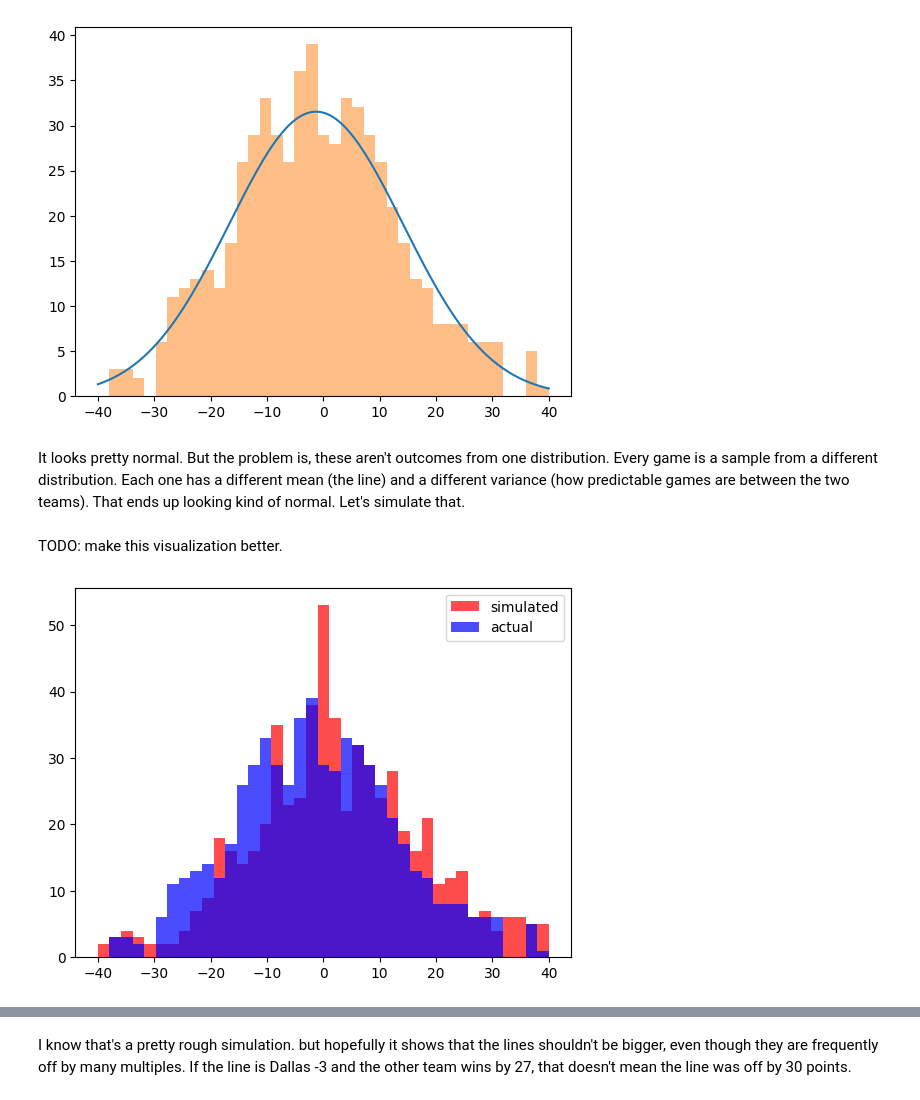
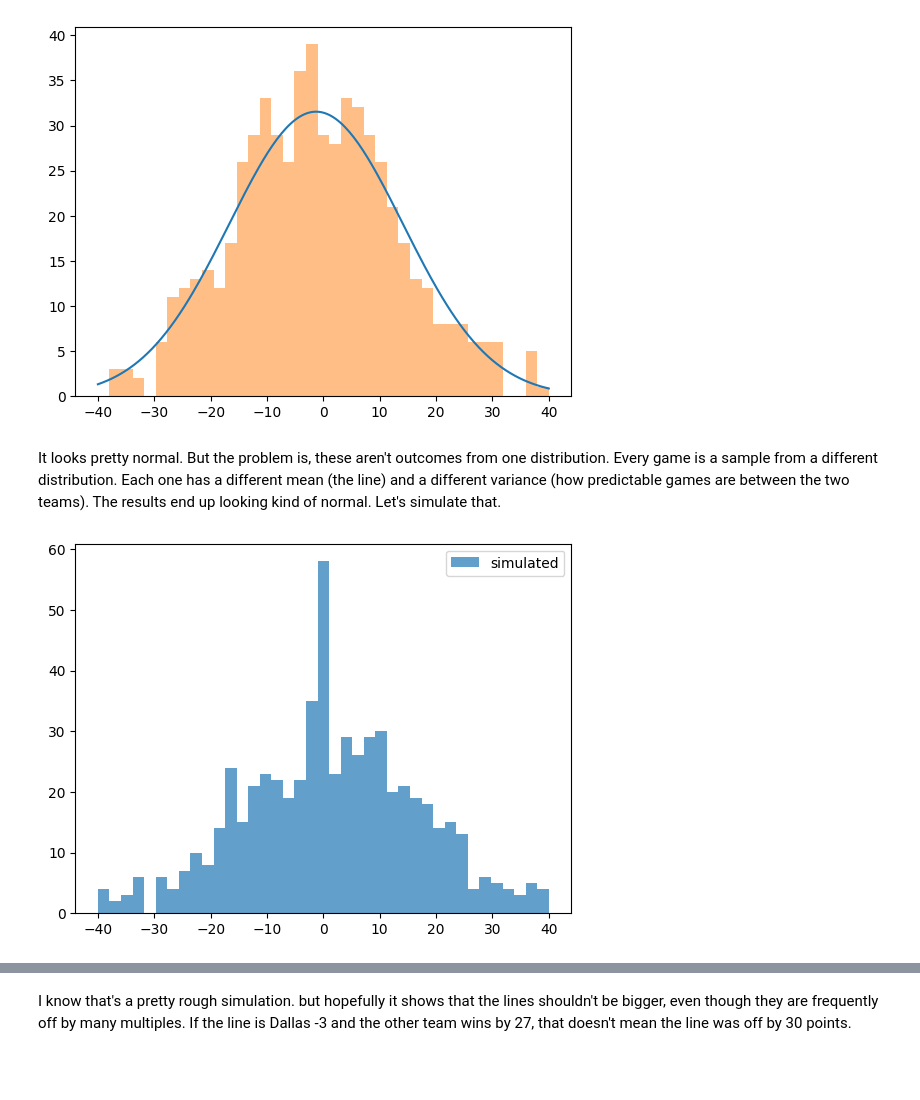
Before and after one commit to csdurfee/book, a Jupyter notebook: ep 2 LAST FAIR DEAL.ipynb, the cells around one changed output, grey strips where cells are left out. Drawn from its saved outputs; the diff is of its cells as text; code cells hidden in the pictures; blank space fills up the shorter version.

```diff
--- a/ep 2 LAST FAIR DEAL.ipynb
+++ b/ep 2 LAST FAIR DEAL.ipynb
@@ -481,39 +496,39 @@ out = plt.hist(score_diff, hist_x, alpha=0.5, label='score diff')
 # %% [output]
 [figure]
 # %% [markdown]
-It looks pretty normal. But the problem is, these aren't outcomes from one distribution. Every game is a sample from a different distribution. Each one has a different mean (the line) and a different variance (how predictable games are between the two teams). That ends up looking kind of normal. Let's simulate that.
+It looks pretty normal. But the problem is, these aren't outcomes from one distribution. Every game is a sample from a different distribution. Each one has a different mean (the line) and a different variance (how predictable games are between the two teams). The results end up looking kind of normal. Let's simulate that.
-# %% [markdown]
-TODO: make this visualization better.
 # %%
-# for each line, simulate a distribution of outcomes with the poisson? or get variance
 
+# the variance in the score differential by spread number. eg. how variable is a -8 line?
 sample_variance_by_spread = game_data.groupby('away_spread')['score_diff'].agg('var').dropna()
 
 sample_outputs = []
 
 for i, row in game_data.iterrows():
     this_line = row.away_spread
     #print(f"this line is {this_line}")
     if this_line in sample_variance_by_spread:
+
+        similar_games = game_data[game_data.away_spread == this_line]
+
+        # simulate each game by sampling from a t distribution since we don't know the true variance
+        df = len(similar_games) - 1
         sample_sd = np.sqrt(sample_variance_by_spread[this_line])
+        simulation = scipy.stats.t.rvs(df, loc=this_line, scale=sample_sd)
 
-        # simulate each game by sampling from a normal distribution with
-
-        simulation = scipy.stats.norm.rvs(loc=this_line, scale=sample_sd)
-
+        # these need to be whole numbers.
         # the problem with 'round' here is that it will make some games end in a tie!
-        # any number in simulation that would be at zero, we round away from zero
+        # so, any number in simulation that would be at zero, we round away from zero
         if (simulation < 0) and (simulation > -1):
             round_sim = -1
         elif (simulation > 0) and (simulation < 1):
             round_sim = 1
         else:
             round_sim = round(simulation)
 
         sample_outputs.append(round_sim)
 
-plt.hist(sample_outputs, hist_x, alpha=0.7, label='simulated', color='r')
-plt.hist(score_diff, hist_x, alpha=0.7, label='actual', color='b')
+plt.hist(sample_outputs, hist_x, alpha=0.7, label='simulated')
 _output = plt.legend(loc='upper right')
 # %% [output]
-[figure, old version]
+[figure, new version]
```
Also changed, not shown: parts of 20 cells of this notebook, 10 other files.
